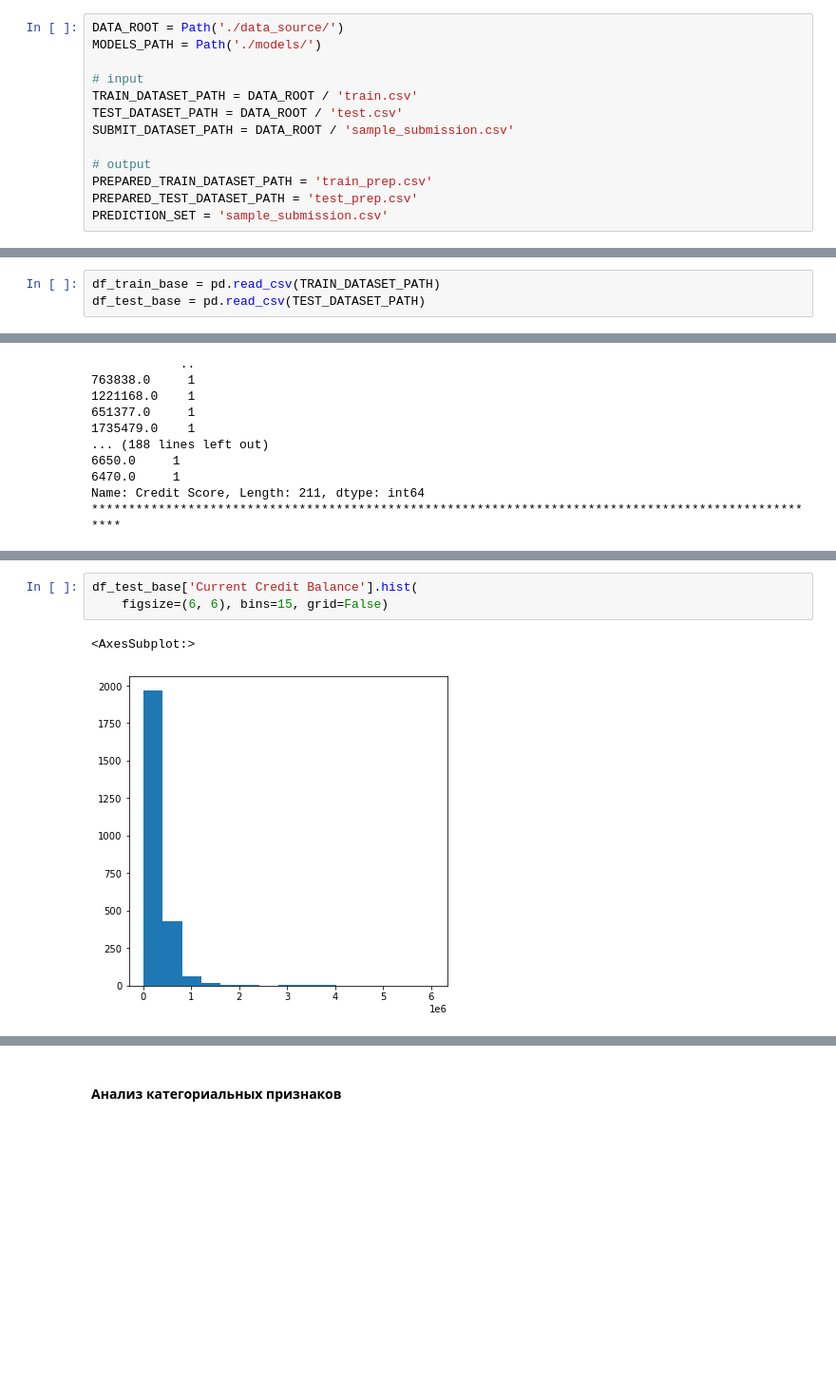
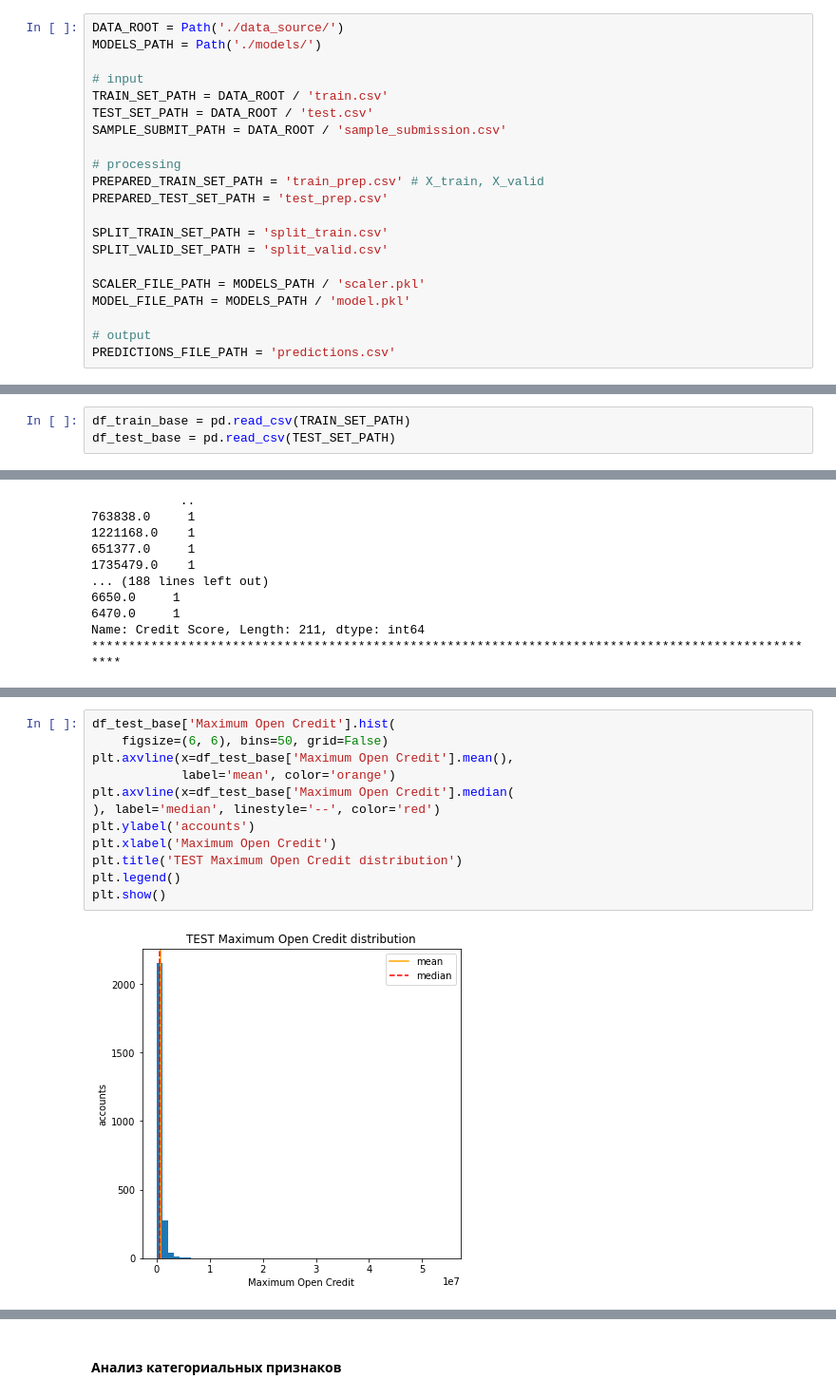
Before and after one commit to MikhailDemin/GB_DataScience-in-Med, a Jupyter notebook: 10_DS_Python_lib's_part_2/course_project/Demin_MM_classification_course_project.ipynb, the cells around one changed output, grey strips where cells are left out. Shown at 95% size. Saved outputs shown, nothing was run; the diff lists cells and outputs as text; blank space fills up the shorter version.

```diff
--- a/10_DS_Python_lib's_part_2/course_project/Demin_MM_classification_course_project.ipynb
+++ b/10_DS_Python_lib's_part_2/course_project/Demin_MM_classification_course_project.ipynb
@@ -261,19 +275,27 @@ DATA_ROOT = Path('./data_source/')
 MODELS_PATH = Path('./models/')
 
 # input
-TRAIN_DATASET_PATH = DATA_ROOT / 'train.csv'
-TEST_DATASET_PATH = DATA_ROOT / 'test.csv'
-SUBMIT_DATASET_PATH = DATA_ROOT / 'sample_submission.csv'
+TRAIN_SET_PATH = DATA_ROOT / 'train.csv'
+TEST_SET_PATH = DATA_ROOT / 'test.csv'
+SAMPLE_SUBMIT_PATH = DATA_ROOT / 'sample_submission.csv'
+
+# processing
+PREPARED_TRAIN_SET_PATH = 'train_prep.csv' # X_train, X_valid
+PREPARED_TEST_SET_PATH = 'test_prep.csv'
+
+SPLIT_TRAIN_SET_PATH = 'split_train.csv'
+SPLIT_VALID_SET_PATH = 'split_valid.csv'
+
+SCALER_FILE_PATH = MODELS_PATH / 'scaler.pkl'
+MODEL_FILE_PATH = MODELS_PATH / 'model.pkl'
 
 # output
-PREPARED_TRAIN_DATASET_PATH = 'train_prep.csv'
-PREPARED_TEST_DATASET_PATH = 'test_prep.csv'
-PREDICTION_SET = 'sample_submission.csv'
+PREDICTIONS_FILE_PATH = 'predictions.csv'
 # %% [markdown]
 #### Загрузка данных
 # %%
-df_train_base = pd.read_csv(TRAIN_DATASET_PATH)
-df_test_base = pd.read_csv(TEST_DATASET_PATH)
+df_train_base = pd.read_csv(TRAIN_SET_PATH)
+df_test_base = pd.read_csv(TEST_SET_PATH)
 # %%
 df_train_base.shape
 # %% [output]
@@ -599,6 +796,14 @@ df_test_base['Credit Score'].hist(figsize=(6, 6), bins=15, grid=False)
 # %%
-df_test_base['Current Credit Balance'].hist(
-    figsize=(6, 6), bins=15, grid=False)
+df_test_base['Maximum Open Credit'].hist(
+    figsize=(6, 6), bins=50, grid=False)
+plt.axvline(x=df_test_base['Maximum Open Credit'].mean(),
+            label='mean', color='orange')
+plt.axvline(x=df_test_base['Maximum Open Credit'].median(
+), label='median', linestyle='--', color='red')
+plt.ylabel('accounts')
+plt.xlabel('Maximum Open Credit')
+plt.title('TEST Maximum Open Credit distribution')
+plt.legend()
+plt.show()
 # %% [output]
-<AxesSubplot:>
-[figure, old version]
+[figure, new version]
```
Also changed, not shown: parts of 90 cells of this notebook.
